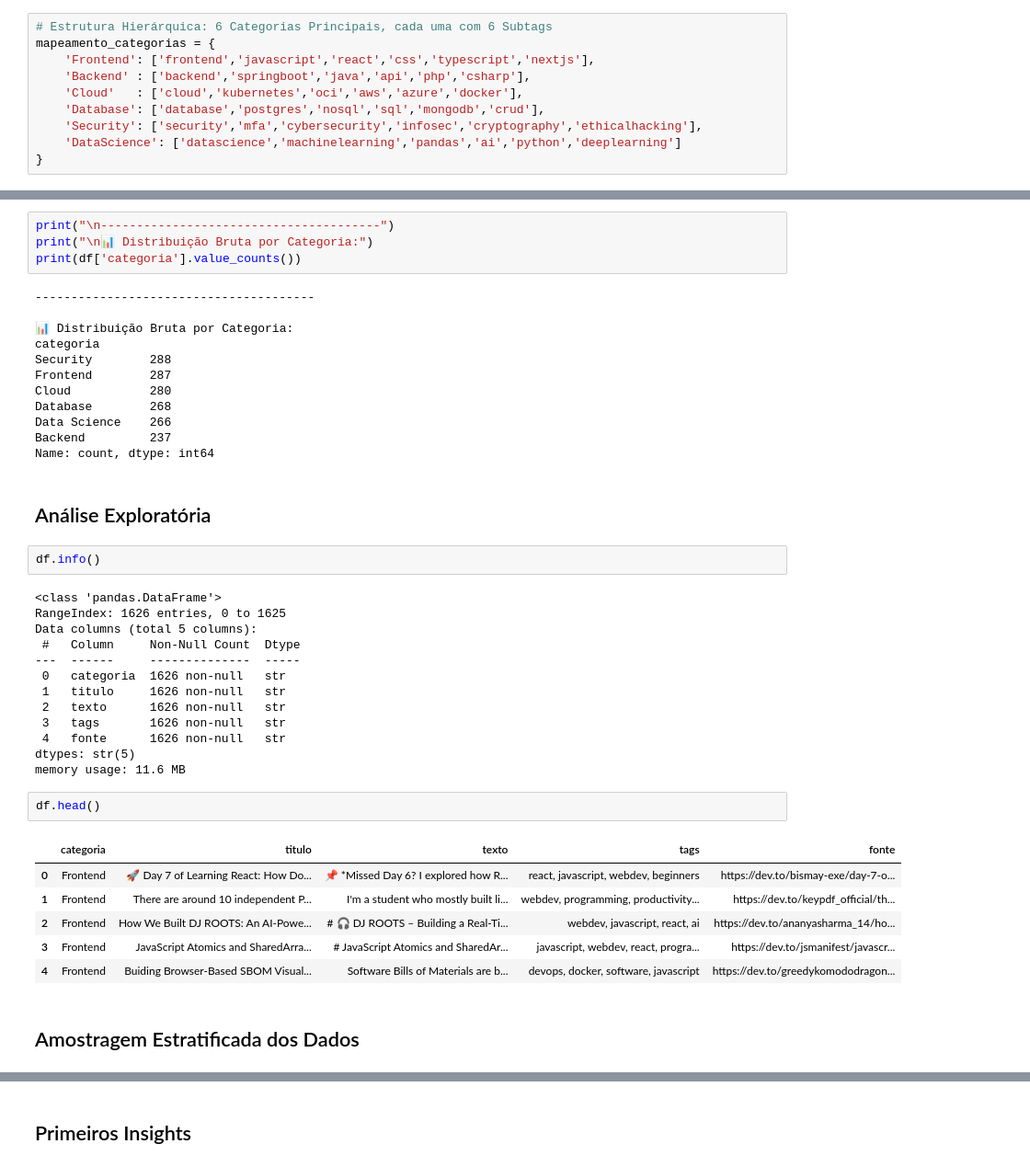
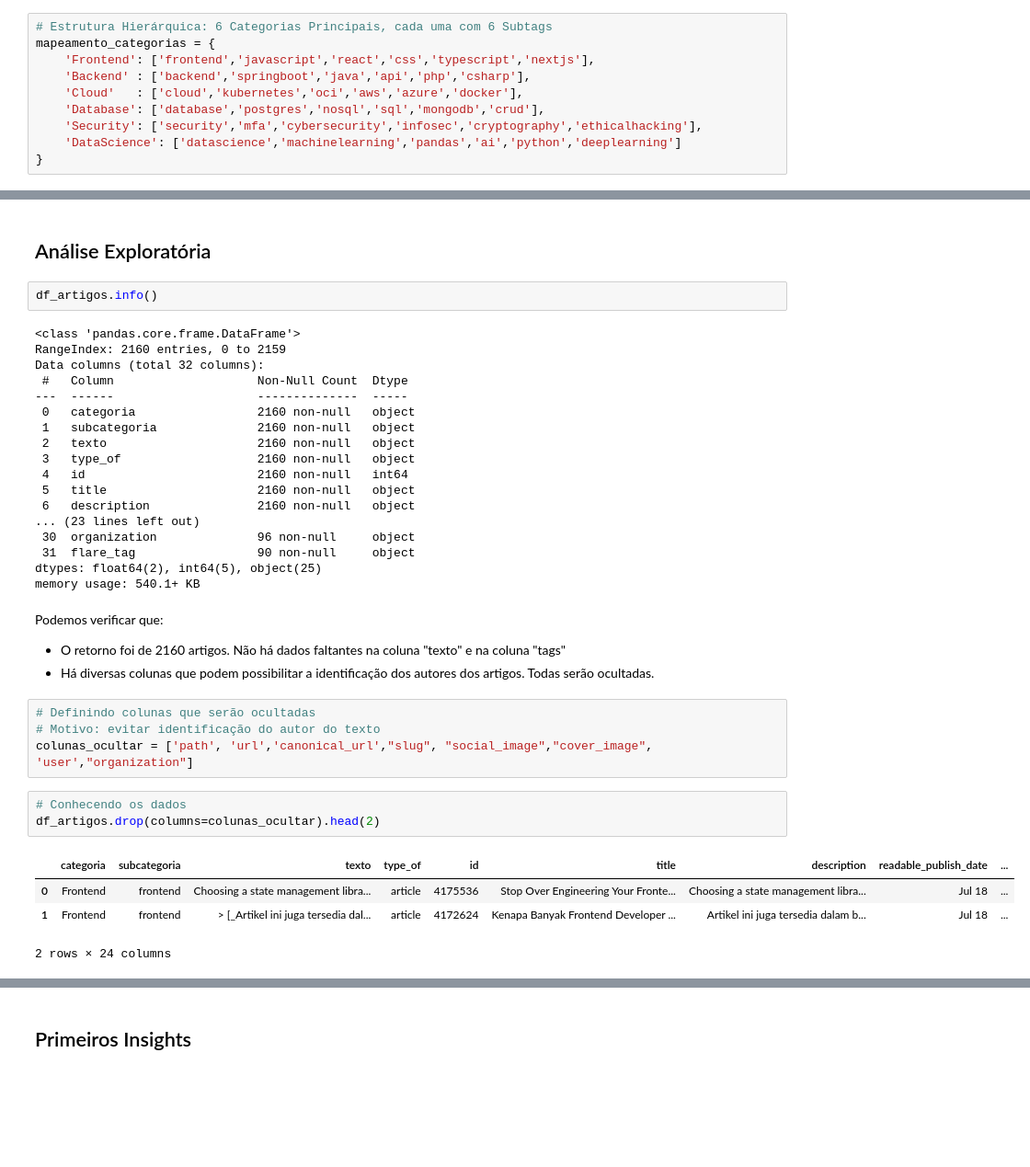
Before and after one commit to No-Country-simulation/g9-br-techmind-team10, a Jupyter notebook: datascience/notebooks/coleta_dados_api_devto_v1.ipynb, the cells around one changed output, grey strips where cells are left out. Shown at 92% size. Saved outputs shown, nothing was run; the diff lists cells and outputs as text; blank space fills up the shorter version.

```diff
--- a/datascience/notebooks/coleta_dados_api_devto_v1.ipynb
+++ b/datascience/notebooks/coleta_dados_api_devto_v1.ipynb
@@ -209,44 +175,38 @@ Total de artigos salvos (em Inglês): 1626
-# %%
-print("\n---------------------------------------")
-print("\n📊 Distribuição Bruta por Categoria:")
-print(df['categoria'].value_counts())
-# %% [output]
----------------------------------------
-
-📊 Distribuição Bruta por Categoria:
-categoria
-Security        288
-Frontend        287
-Cloud           280
-Database        268
-Data Science    266
-Backend         237
-Name: count, dtype: int64
 # %% [markdown]
 ## Análise Exploratória
 # %%
-df.info()
+df_artigos.info()
 # %% [output]
-<class 'pandas.DataFrame'>
-RangeIndex: 1626 entries, 0 to 1625
-Data columns (total 5 columns):
- #   Column     Non-Null Count  Dtype
----  ------     --------------  -----
- 0   categoria  1626 non-null   str
- 1   titulo     1626 non-null   str
- 2   texto      1626 non-null   str
- 3   tags       1626 non-null   str
- 4   fonte      1626 non-null   str
-dtypes: str(5)
-memory usage: 11.6 MB
+<class 'pandas.core.frame.DataFrame'>
+RangeIndex: 2160 entries, 0 to 2159
+Data columns (total 32 columns):
+ #   Column                    Non-Null Count  Dtype
+---  ------                    --------------  -----
+ 0   categoria                 2160 non-null   object
+ 1   subcategoria              2160 non-null   object
+ 2   texto                     2160 non-null   object
+ 3   type_of                   2160 non-null   object
+ 4   id                        2160 non-null   int64
+ 5   title                     2160 non-null   object
+ 6   description               2160 non-null   object
+... (23 lines left out)
+ 30  organization              96 non-null     object
+ 31  flare_tag                 90 non-null     object
+dtypes: float64(2), int64(5), object(25)
+memory usage: 540.1+ KB
+# %% [markdown]
+Podemos verificar que:
+* O retorno foi de 2160 artigos. Não há dados faltantes na coluna "texto" e na coluna "tags"
+* Há diversas colunas que podem possibilitar a identificação dos autores dos artigos. Todas serão ocultadas.
+# %%
+# Definindo colunas que serão ocultadas
+# Motivo: evitar identificação do autor do texto
+colunas_ocultar = ['path', 'url','canonical_url',"slug", "social_image","cover_image", 'user',"organization"]
 # %%
-df.head()
+# Conhecendo os dados
+df_artigos.drop(columns=colunas_ocultar).head(2)
 # %% [output]
-|  | categoria | titulo | texto | tags | fonte |
-| 0 | Frontend | 🚀 Day 7 of Learning React: How Do... | 📌 *Missed Day 6? I explored how R... | react, javascript, webdev, beginners | https://dev.to/bismay-exe/day-7-o... |
-| 1 | Frontend | There are around 10 independent P... | I'm a student who mostly built li... | webdev, programming, productivity... | https://dev.to/keypdf_official/th... |
-| 2 | Frontend | How We Built DJ ROOTS: An AI-Powe... | # 🎧 DJ ROOTS – Building a Real-Ti... | webdev, javascript, react, ai | https://dev.to/ananyasharma_14/ho... |
-| 3 | Frontend | JavaScript Atomics and SharedArra... | # JavaScript Atomics and SharedAr... | javascript, webdev, react, progra... | https://dev.to/jsmanifest/javascr... |
-| 4 | Frontend | Buiding Browser-Based SBOM Visual... | Software Bills of Materials are b... | devops, docker, software, javascript | https://dev.to/greedykomododragon... |
+|  | categoria | subcategoria | texto | type_of | id | title | description | readable_publish_date | ... |
+| 0 | Frontend | frontend | Choosing a state management libra... | article | 4175536 | Stop Over Engineering Your Fronte... | Choosing a state management libra... | Jul 18 | ... |
+| 1 | Frontend | frontend | > [_Artikel ini juga tersedia dal... | article | 4172624 | Kenapa Banyak Frontend Developer ... | Artikel ini juga tersedia dalam b... | Jul 18 | ... |
+2 rows × 24 columns
-# %% [markdown]
-## Amostragem Estratificada dos Dados
```
Also changed, not shown: parts of 39 cells of this notebook.
